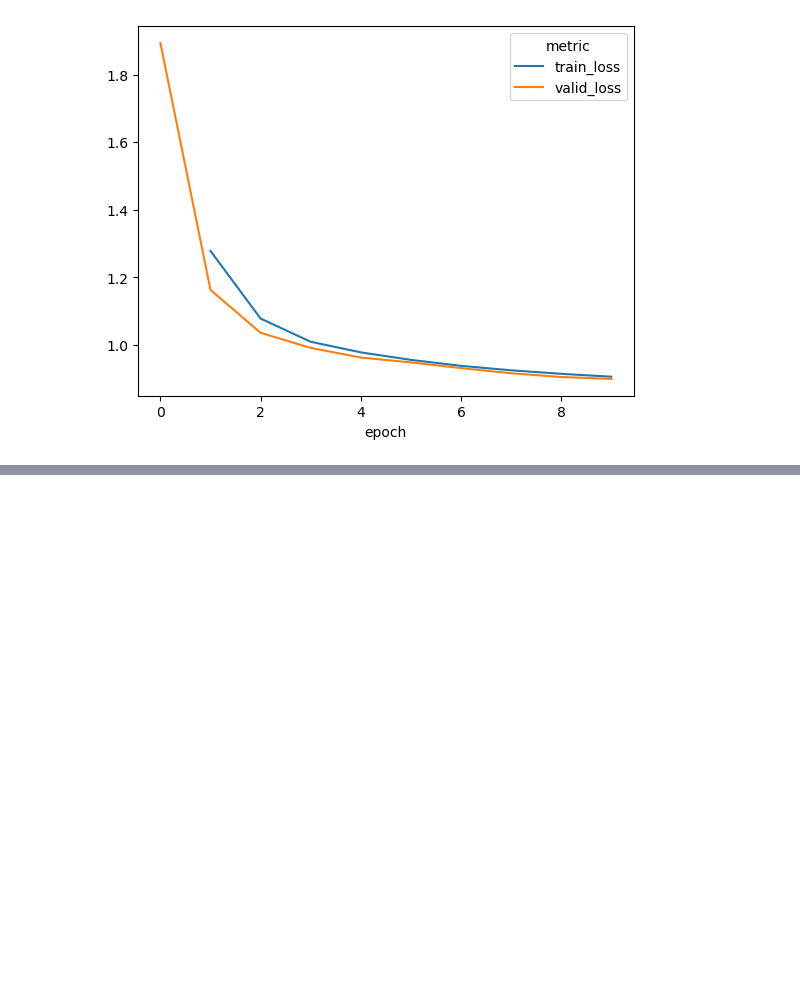
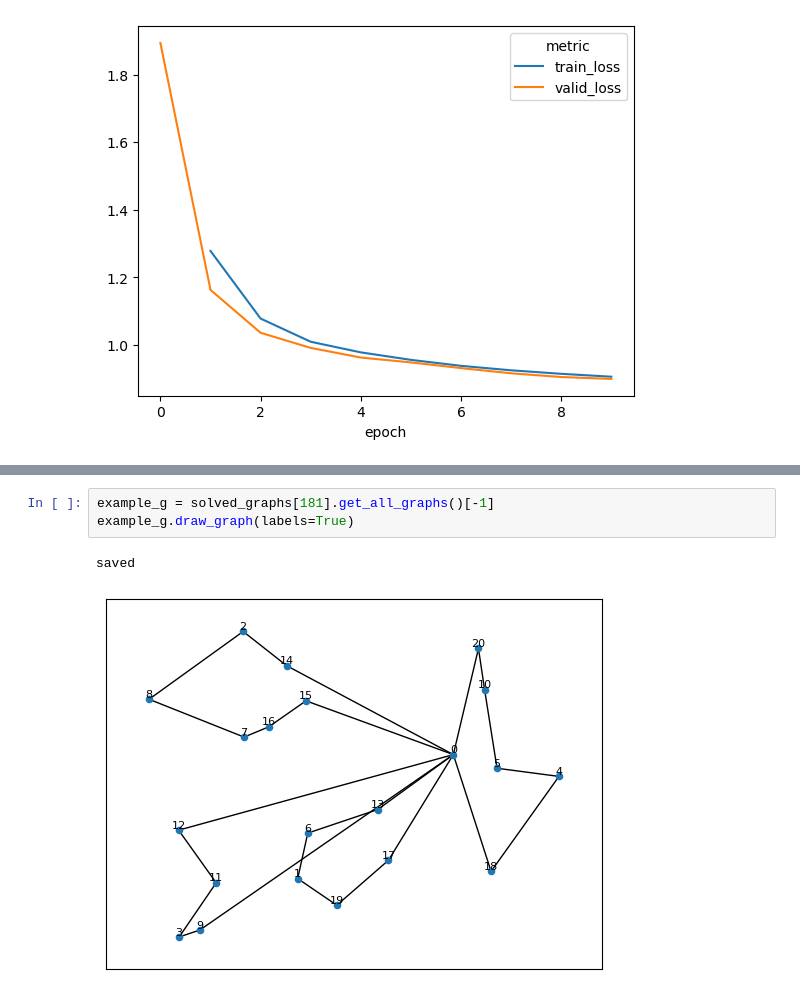
Before and after one commit to robgarct/cs224w, a Jupyter notebook: testing_end_to_end.ipynb, the cells around one changed output, grey strips where cells are left out. Drawn from its saved outputs; the diff is of its cells as text; blank space fills up the shorter version.

```diff
--- a/testing_end_to_end.ipynb
+++ b/testing_end_to_end.ipynb
@@ -376,0 +109,6 @@ np.mean([sg.get_full_solution_cost() for sg in solved_graphs])
+# %%
+example_g = solved_graphs[181].get_all_graphs()[-1]
+example_g.draw_graph(labels=True)
+# %% [output]
+saved
+[figure, added]
```
Also changed, not shown: parts of 47 cells of this notebook.
